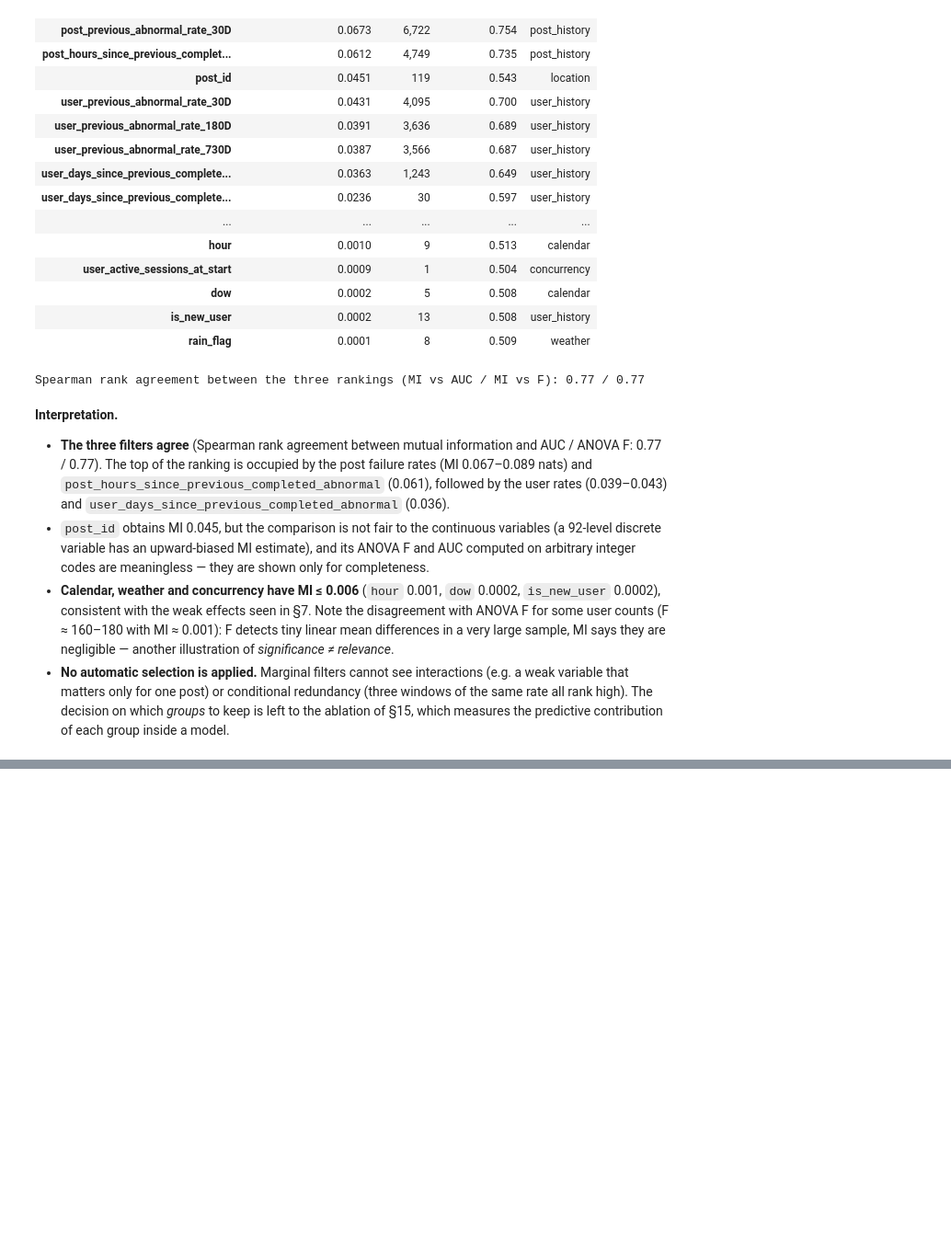
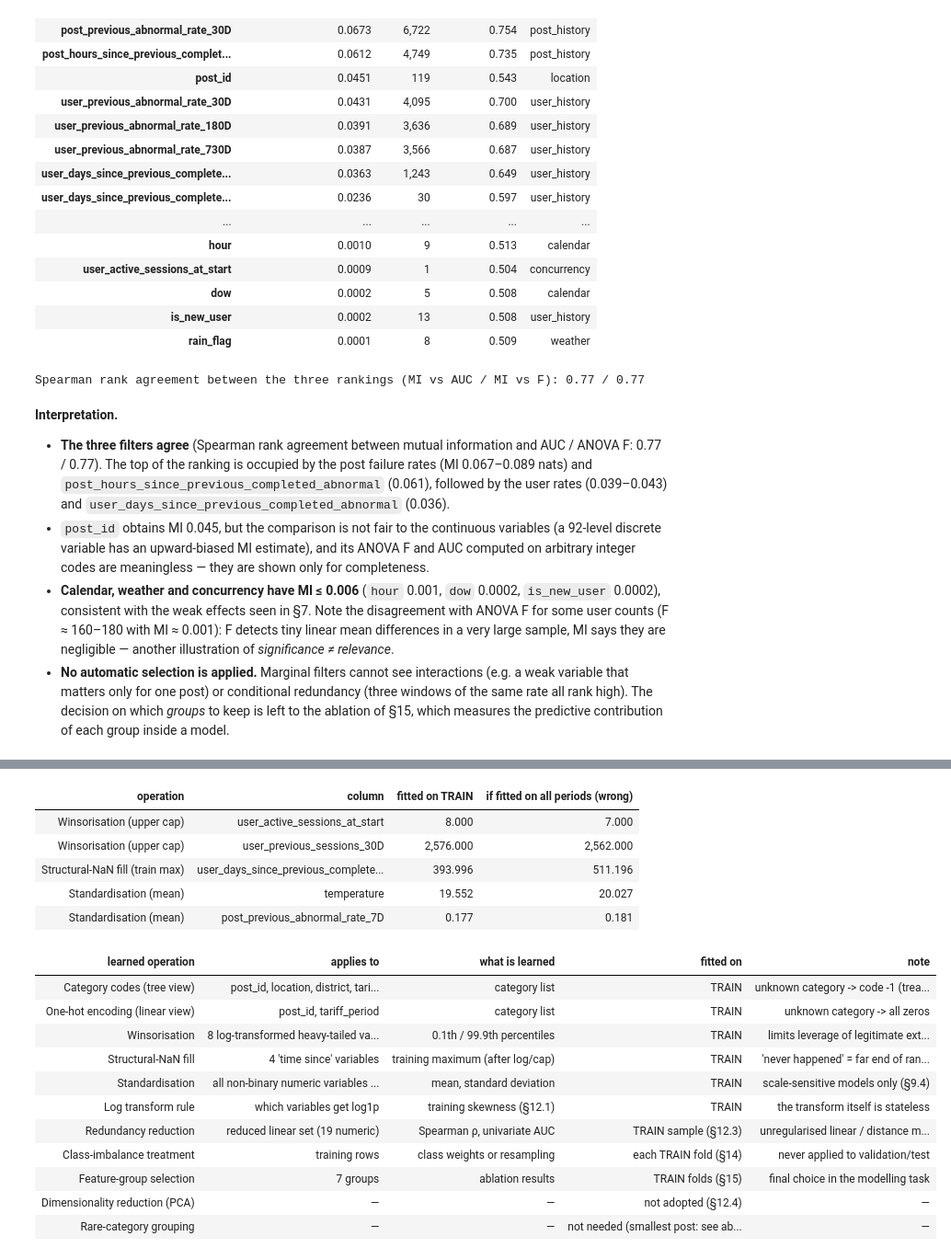
Before and after one commit to AmirMasnavi/MINDD, a Jupyter notebook: TP1_Task1_Data_Understanding_and_Preparation.ipynb, the cells around one changed output, grey strips where cells are left out. Shown at 92% size. Drawn from its saved outputs; the diff is of its cells as text; code cells hidden in the pictures; blank space fills up the shorter version.

```diff
--- a/TP1_Task1_Data_Understanding_and_Preparation.ipynb
+++ b/TP1_Task1_Data_Understanding_and_Preparation.ipynb
@@ -2170,0 +2275,58 @@ Spearman rank agreement between the three rankings (MI vs AUC / MI vs F): 0.77 /
+# %%
+# Ledger: what each learned operation stores, and how much it would change if it were (wrongly) fitted on ALL periods
+lin_all = make_linear_preprocessor(NUMERIC).fit(df[df["split"].isin(["train", "val", "test"])])
+
+
+def param(ct, block, step, attr, col):
+    idx = [c for name, _, cs in ct.transformers_ if name == block for c in cs].index(col)
+    return float(getattr(ct.named_transformers_[block].named_steps[step], attr)[idx])
+
+
+examples = [
+    ("Winsorisation (upper cap)", "cap_scale", "cap", "hi_", "user_active_sessions_at_start", lambda v: v),
+    ("Winsorisation (upper cap)", "log_cap_fill_scale", "cap", "hi_", "user_previous_sessions_30D", np.expm1),
+    ("Structural-NaN fill (train max)", "log_cap_fill_scale", "fill", "fill_", "user_days_since_previous_completed_abnormal", np.expm1),
+    ("Standardisation (mean)", "fill_scale", "scale", "mean_", "temperature", lambda v: v),
+    ("Standardisation (mean)", "fill_scale", "scale", "mean_", "post_previous_abnormal_rate_7D", lambda v: v),
+]
+ledger_rows = []
+for op, block, step, attr, col, back in examples:
+    ledger_rows.append({"operation": op, "column": col,
+                        "fitted on TRAIN": back(param(linear_full, block, step, attr, col)),
+                        "if fitted on all periods (wrong)": back(param(lin_all, block, step, attr, col))})
+ledger_examples = pd.DataFrame(ledger_rows)
+display(ledger_examples.style.format({"fitted on TRAIN": "{:,.3f}", "if fitted on all periods (wrong)": "{:,.3f}"}).hide(axis="index"))
+
+LEDGER = pd.DataFrame([
+    ("Category codes (tree view)", "post_id, location, district, tariff_period", "category list", "TRAIN", "unknown category -> code -1 (treated as missing)"),
+    ("One-hot encoding (linear view)", "post_id, tariff_period", "category list", "TRAIN", "unknown category -> all zeros"),
+    ("Winsorisation", "8 log-transformed heavy-tailed variables + user_active_sessions_at_start", "0.1th / 99.9th percentiles", "TRAIN", "limits leverage of legitimate extremes (§9.4)"),
+    ("Structural-NaN fill", "4 'time since' variables", "training maximum (after log/cap)", "TRAIN", "'never happened' = far end of range; indicators kept (§8)"),
+    ("Standardisation", "all non-binary numeric variables (linear view)", "mean, standard deviation", "TRAIN", "scale-sensitive models only (§9.4)"),
+    ("Log transform rule", "which variables get log1p", "training skewness (§12.1)", "TRAIN", "the transform itself is stateless"),
+    ("Redundancy reduction", "reduced linear set (19 numeric)", "Spearman ρ, univariate AUC", "TRAIN sample (§12.3)", "unregularised linear / distance models only"),
+    ("Class-imbalance treatment", "training rows", "class weights or resampling", "each TRAIN fold (§14)", "never applied to validation/test"),
+    ("Feature-group selection", "7 groups", "ablation results", "TRAIN folds (§15)", "final choice in the modelling task"),
+    ("Dimensionality reduction (PCA)", "—", "—", "not adopted (§12.4)", "—"),
+    ("Rare-category grouping", "—", "—", "not needed (smallest post: see above)", "—"),
+], columns=["learned operation", "applies to", "what is learned", "fitted on", "note"])
+display(LEDGER.style.hide(axis="index"))
+# %% [output]
+| operation | column | fitted on TRAIN | if fitted on all periods (wrong) |
+| Winsorisation (upper cap) | user_active_sessions_at_start | 8.000 | 7.000 |
+| Winsorisation (upper cap) | user_previous_sessions_30D | 2,576.000 | 2,562.000 |
+| Structural-NaN fill (train max) | user_days_since_previous_complete... | 393.996 | 511.196 |
+| Standardisation (mean) | temperature | 19.552 | 20.027 |
+| Standardisation (mean) | post_previous_abnormal_rate_7D | 0.177 | 0.181 |
+| learned operation | applies to | what is learned | fitted on | note |
+| Category codes (tree view) | post_id, location, district, tari... | category list | TRAIN | unknown category -> code -1 (trea... |
+| One-hot encoding (linear view) | post_id, tariff_period | category list | TRAIN | unknown category -> all zeros |
+| Winsorisation | 8 log-transformed heavy-tailed va... | 0.1th / 99.9th percentiles | TRAIN | limits leverage of legitimate ext... |
+| Structural-NaN fill | 4 'time since' variables | training maximum (after log/cap) | TRAIN | 'never happened' = far end of ran... |
+| Standardisation | all non-binary numeric variables ... | mean, standard deviation | TRAIN | scale-sensitive models only (§9.4) |
+| Log transform rule | which variables get log1p | training skewness (§12.1) | TRAIN | the transform itself is stateless |
+| Redundancy reduction | reduced linear set (19 numeric) | Spearman ρ, univariate AUC | TRAIN sample (§12.3) | unregularised linear / distance m... |
+| Class-imbalance treatment | training rows | class weights or resampling | each TRAIN fold (§14) | never applied to validation/test |
+| Feature-group selection | 7 groups | ablation results | TRAIN folds (§15) | final choice in the modelling task |
+| Dimensionality reduction (PCA) | — | — | not adopted (§12.4) | — |
+| Rare-category grouping | — | — | not needed (smallest post: see ab... | — |
```
Also changed, not shown: parts of 58 cells of this notebook, 32 other files.
